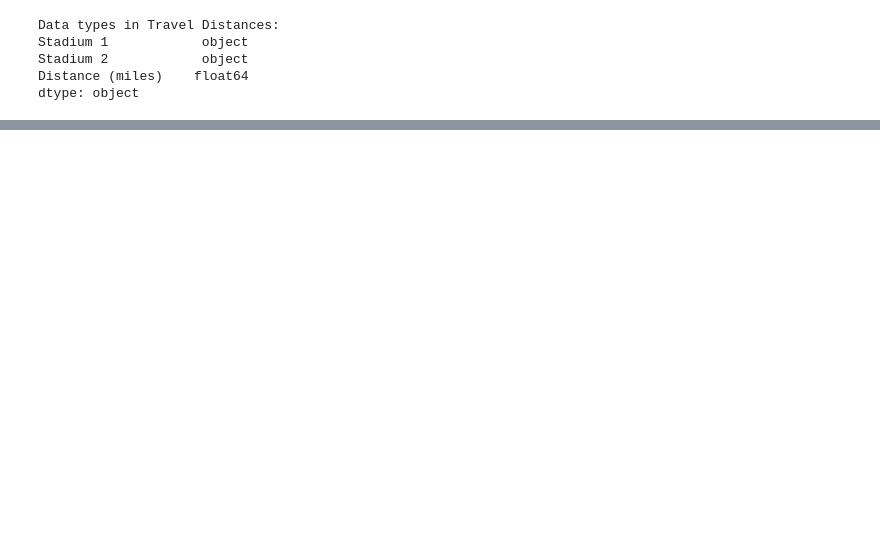
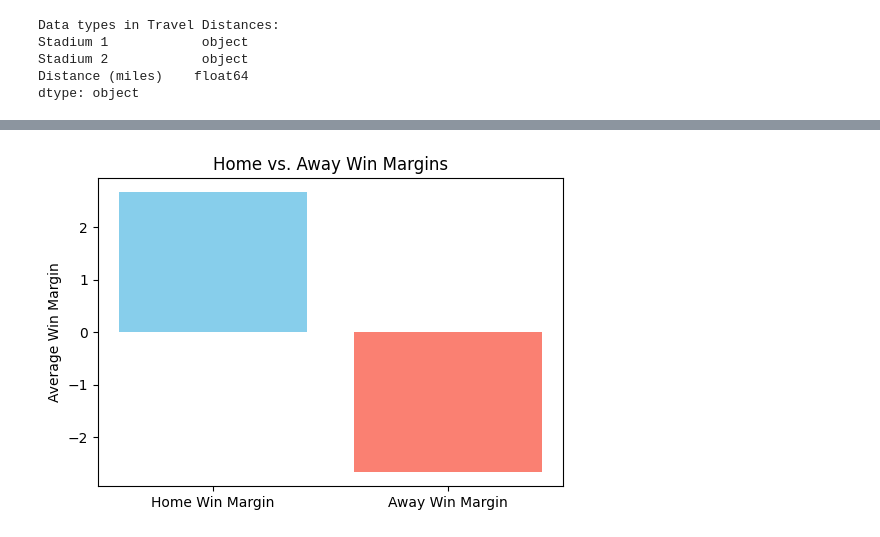
Before and after one commit to AlexDieterr/home-field-advantage, a Jupyter notebook: analysis.ipynb, the cells around one changed output, grey strips where cells are left out. Saved outputs shown, nothing was run; the diff lists cells and outputs as text; code cells hidden in the pictures; blank space fills up the shorter version.

```diff
--- a/analysis.ipynb
+++ b/analysis.ipynb
@@ -846,0 +503,14 @@ plt.show()
+# %%
+home_win_margin = merged_game_data['home_win_margin'].mean()
+away_win_margin = (-merged_game_data['home_win_margin']).mean()
+
+win_margins = [home_win_margin, away_win_margin]
+labels = ['Home Win Margin', 'Away Win Margin']
+
+plt.figure(figsize=(6, 4))
+plt.bar(labels, win_margins, color=['skyblue', 'salmon'])
+plt.title('Home vs. Away Win Margins')
+plt.ylabel('Average Win Margin')
+plt.show()
+# %% [output]
+[figure, added]
```
Also changed, not shown: parts of 198 cells of this notebook.
